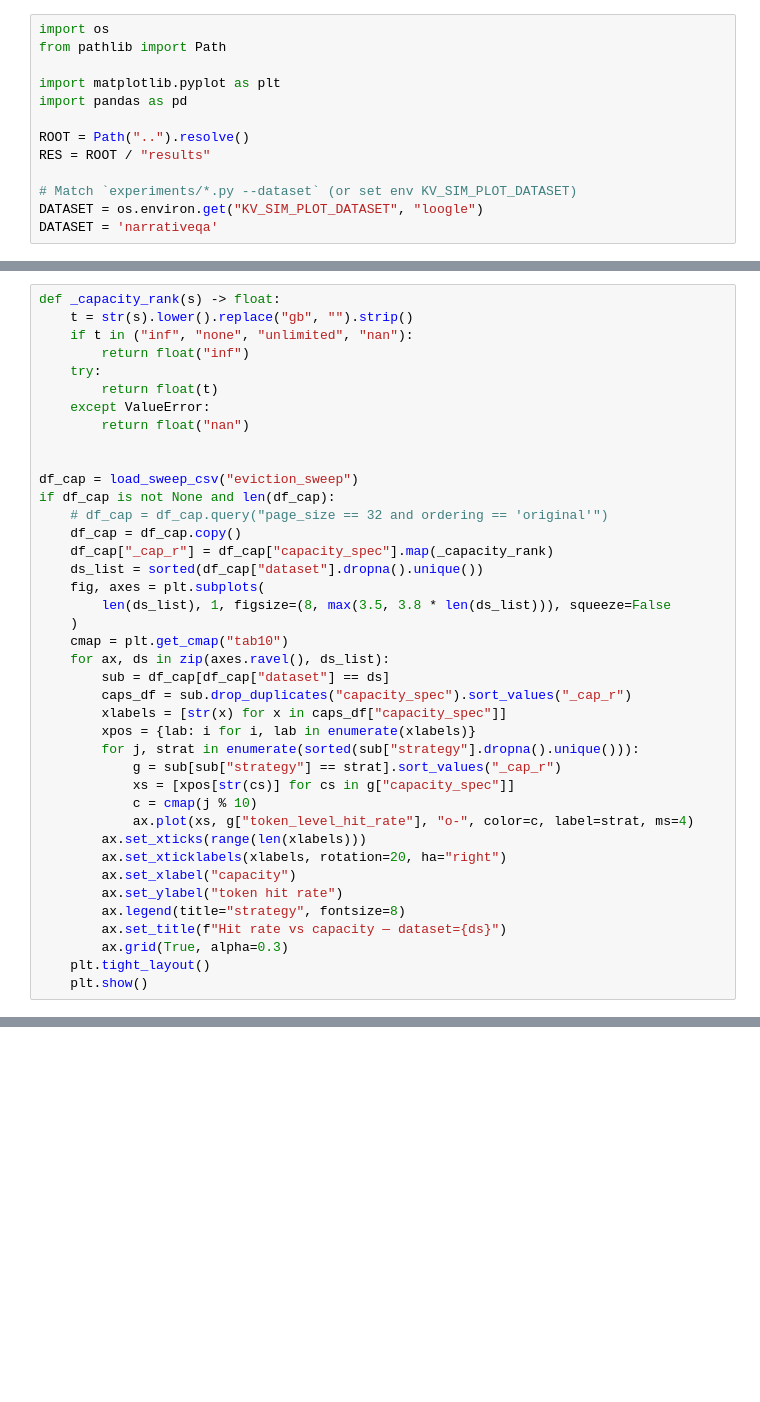
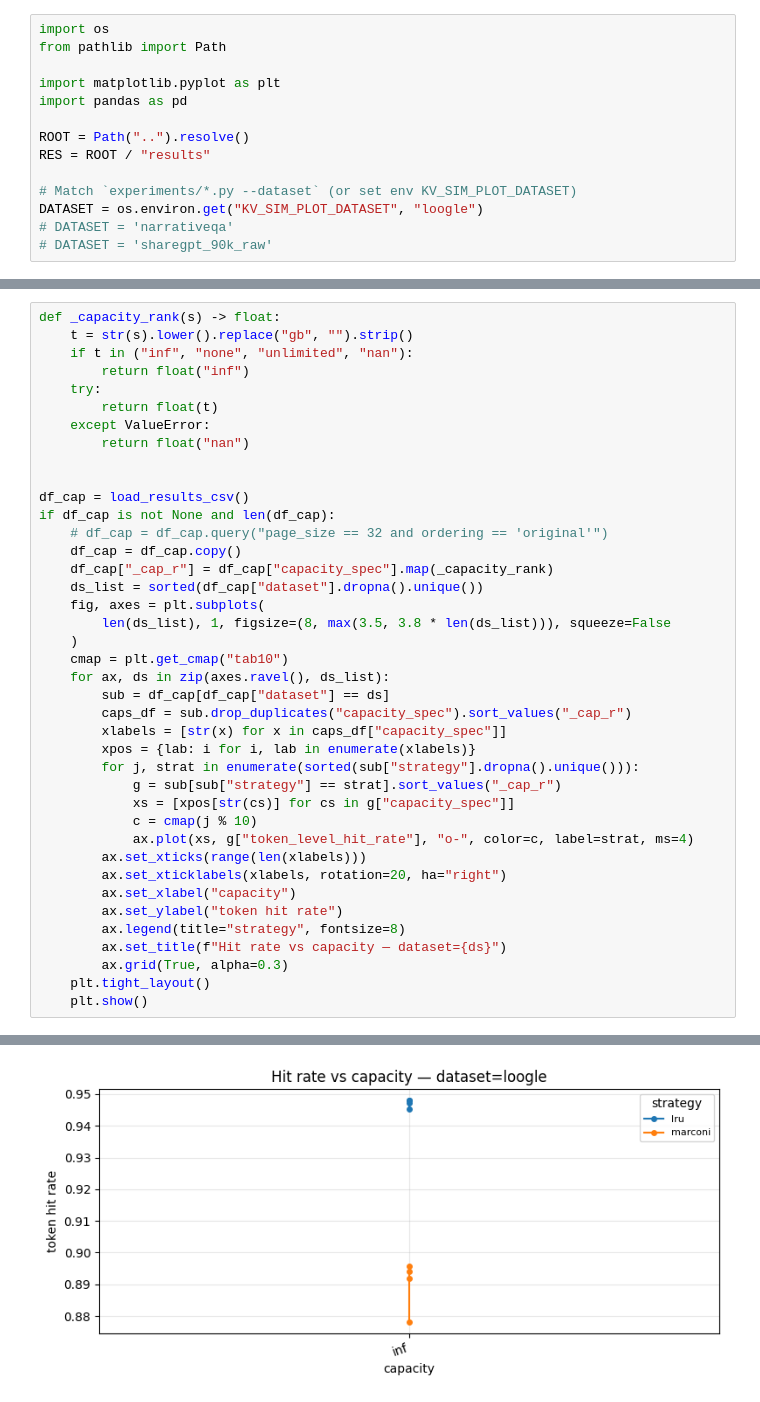
Before and after one commit to howarlii/LLM-prefix-caching-simulator, a Jupyter notebook: analysis/plot_results.ipynb, the cells around one changed output, grey strips where cells are left out. Drawn from its saved outputs; the diff is of its cells as text; blank space fills up the shorter version.

```diff
--- a/analysis/plot_results.ipynb
+++ b/analysis/plot_results.ipynb
@@ -18,5 +18,6 @@ RES = ROOT / "results"
 
 # Match `experiments/*.py --dataset` (or set env KV_SIM_PLOT_DATASET)
 DATASET = os.environ.get("KV_SIM_PLOT_DATASET", "loogle")
-DATASET = 'narrativeqa'
+# DATASET = 'narrativeqa'
+# DATASET = 'sharegpt_90k_raw'
 # %%
@@ -102,7 +99,7 @@ def _capacity_rank(s) -> float:
         return float("nan")
 
 
-df_cap = load_sweep_csv("eviction_sweep")
+df_cap = load_results_csv()
 if df_cap is not None and len(df_cap):
     # df_cap = df_cap.query("page_size == 32 and ordering == 'original'")
     df_cap = df_cap.copy()
@@ -136 +132,2 @@ Missing /data/howarli/dev/llm_prefix_caching/results/eviction_sweep_narrativeqa.
+[figure, added]
 # %%
```
Also changed, not shown: parts of 6 cells of this notebook, 16 other files.
